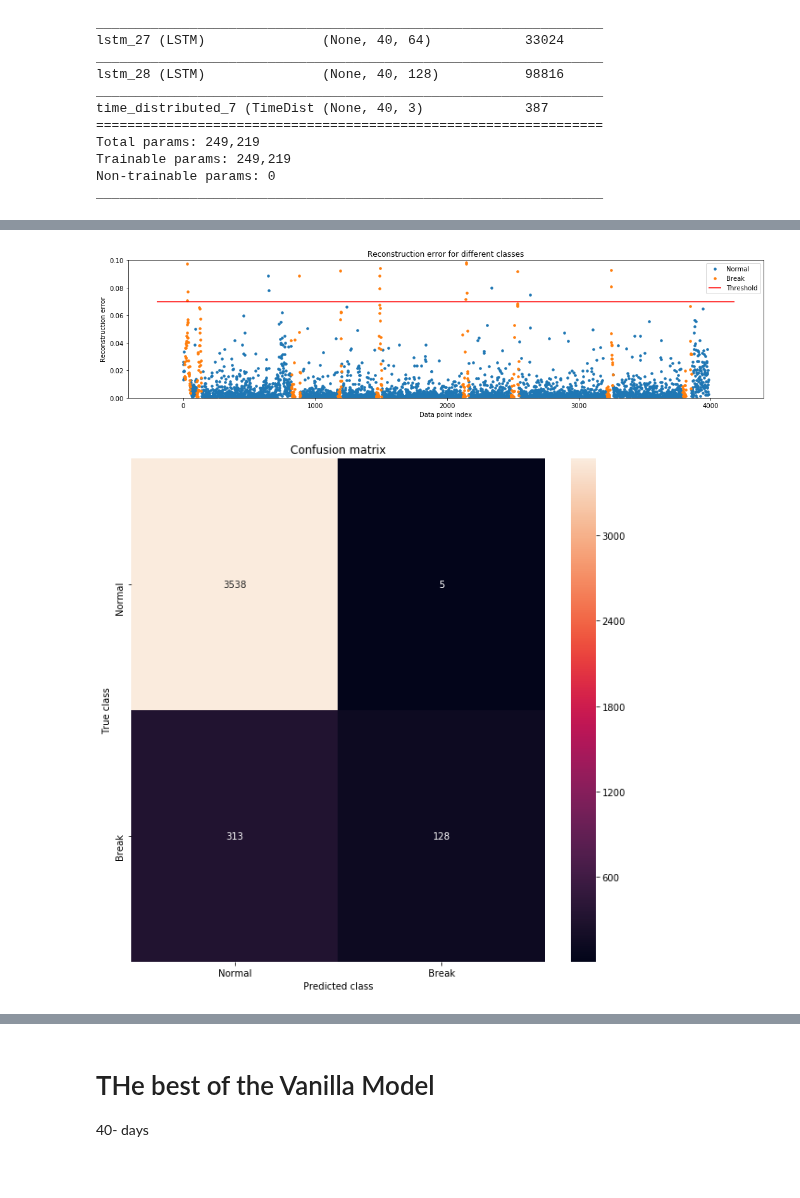
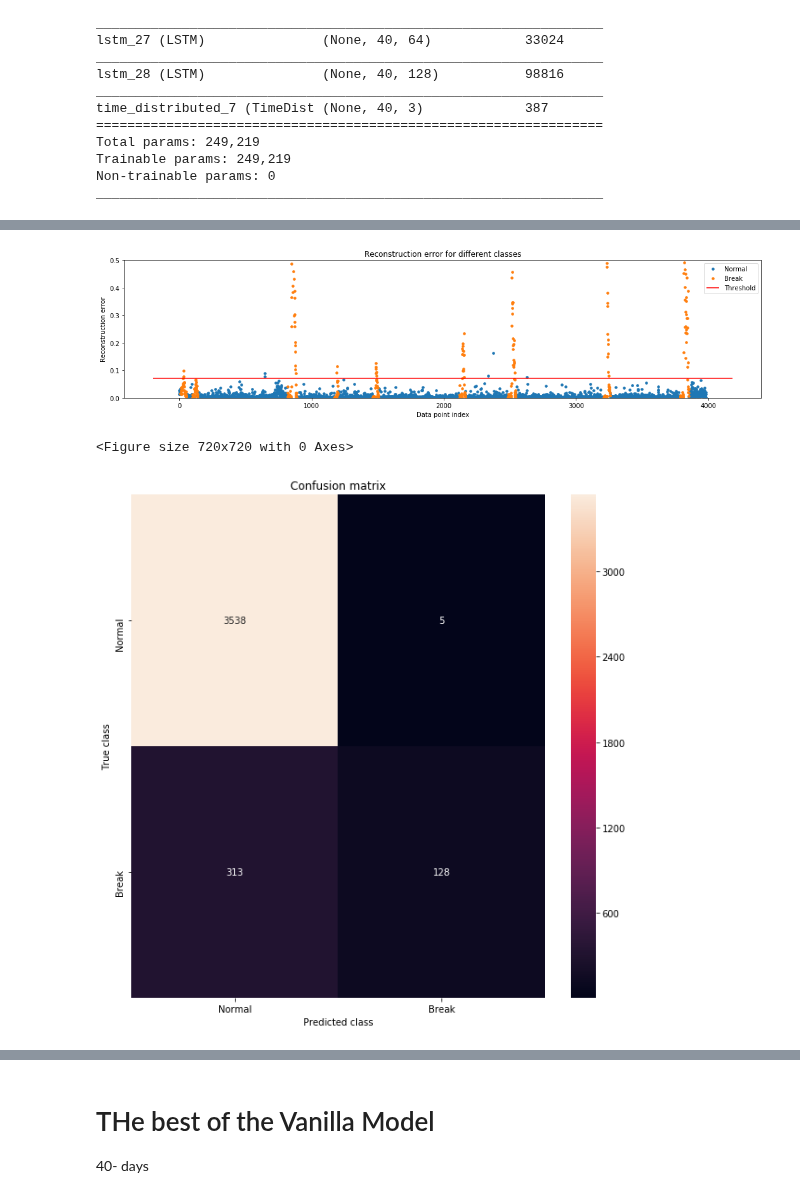
Before and after one commit to francovm/SSE, a Jupyter notebook: notebooks/14-Test-LSTM-Autoencoder.ipynb, the cells around one changed output, grey strips where cells are left out. Cells and saved outputs as stored; diff of their text form; code cells hidden in the pictures.

```diff
--- a/notebooks/14-Test-LSTM-Autoencoder.ipynb
+++ b/notebooks/14-Test-LSTM-Autoencoder.ipynb
@@ -274,39 +294,50 @@ test_x_predictions = model.predict(X_pari_scaled)
 # %%
 mse = np.mean(np.power(flatten(X_pari_scaled) - flatten(test_x_predictions), 2), axis=1)
 
 error_df = pd.DataFrame({'Reconstruction_error': mse,
                         'True_class': y_pari.tolist()})
 
 threshold_fixed = 0.07 # Definir!
 groups = error_df.groupby('True_class')
 fig, ax = plt.subplots()
 
 for name, group in groups:
     ax.plot( group.Reconstruction_error, marker='o', ms=3.5, linestyle='',
             label= "Break" if name == 1 else "Normal")
 ax.hlines(threshold_fixed, ax.get_xlim()[0], ax.get_xlim()[1], colors="r", zorder=100, label='Threshold')
 
 ax.legend()
-plt.ylim(0,0.1)
+plt.ylim(0,0.5)
 plt.title("Reconstruction error for different classes")
 plt.ylabel("Reconstruction error")
 plt.xlabel("Data point index")
 plt.show();
 # %% [output]
-[figure, old version]
+[figure, new version]
 # %%
 pred_y = [1. if e > threshold_fixed else 0. for e in error_df.Reconstruction_error.values]
 # %%
-conf_matrix = confusion_matrix(error_df.True_class, pred_y)
+conf_matrix = confusion_matrix(error_df.True_class,pred_y)
 
 plt.figure(figsize=(10, 10))
-ax = sns.heatmap(conf_matrix, xticklabels=LABELS, yticklabels=LABELS, annot=True, fmt="d");
+# Normalise
+cmn = conf_matrix.astype('float') / conf_matrix.sum(axis=1)[:, np.newaxis]
+fig, ax = plt.subplots(figsize=(10,10))
+
+ax = sns.heatmap(conf_matrix, xticklabels=LABELS, yticklabels=LABELS, annot=True, fmt="d")
+
+# ax = sns.heatmap(cmn, xticklabels=LABELS, yticklabels=LABELS, annot=True)
+
+
+
+
 plt.title("Confusion matrix")
 plt.ylabel('True class')
 plt.xlabel('Predicted class')
 ax.set_ylim(2, 0)
 plt.show()
 # %% [output]
+<Figure size 720x720 with 0 Axes>
 [figure]
 # %%
 false_pos_rate, true_pos_rate, thresholds = roc_curve(error_df.True_class, error_df.Reconstruction_error)
```
Also changed, not shown: parts of 74 cells of this notebook, 15 other files.
